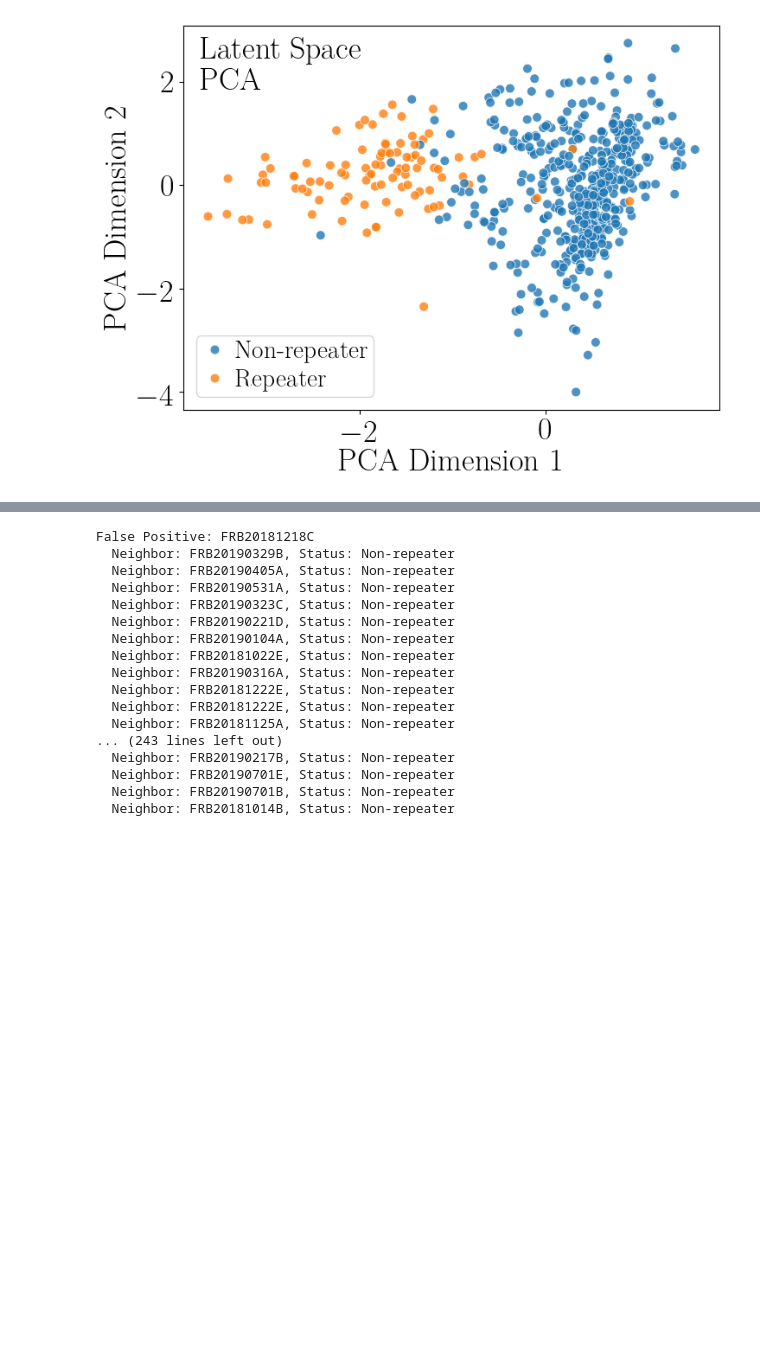
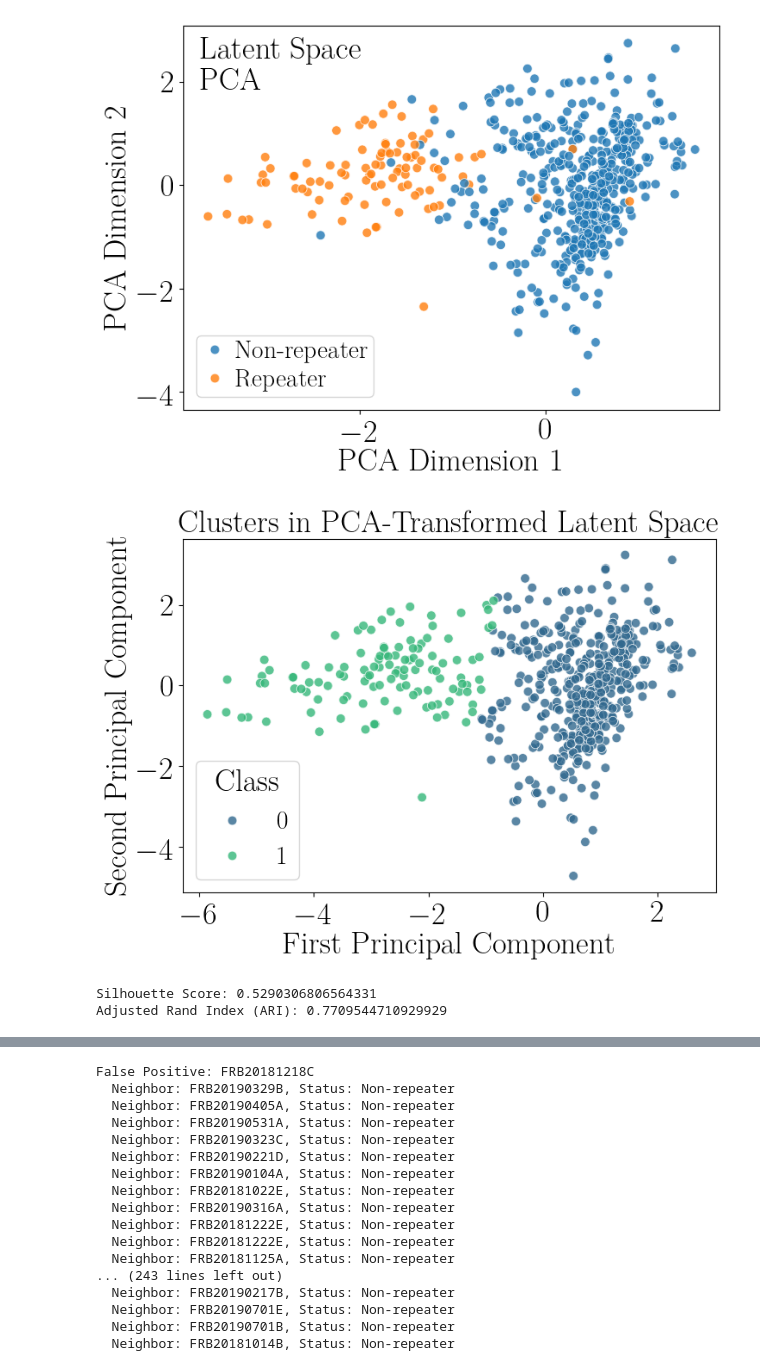
Before and after one commit to rtenacity/frb-analysis, a Jupyter notebook: chime_data/analysis.ipynb, the cells around one changed output, grey strips where cells are left out. Cells and saved outputs as stored; diff of their text form; code cells hidden in the pictures; blank space fills up the shorter version.

```diff
--- a/chime_data/analysis.ipynb
+++ b/chime_data/analysis.ipynb
@@ -990,6 +1006,12 @@ right = 0.68
 visualize_latent_space_pca(full_data_latent, full_data_labels_string, palette='tab10', file_path='figs/full_dataset', label_pos=(left, top), loc='lower left')
 # %% [output]
 [figure]
+# %%
+cluster_and_visualize(full_data_latent, full_data_labels_string, file_path='figs/full_dataset')
+# %% [output]
+[figure, added]
+Silhouette Score: 0.5290306806564331
+Adjusted Rand Index (ARI): 0.7709544710929929
 # %%
 visualize_latent_space_tsne(full_data_latent, full_data_labels_string, palette='tab10', file_path='figs/full_dataset', label_pos=(left, top), loc='lower left')
 # %% [output]
```
Also changed, not shown: parts of 15 cells of this notebook, 4 other files.
